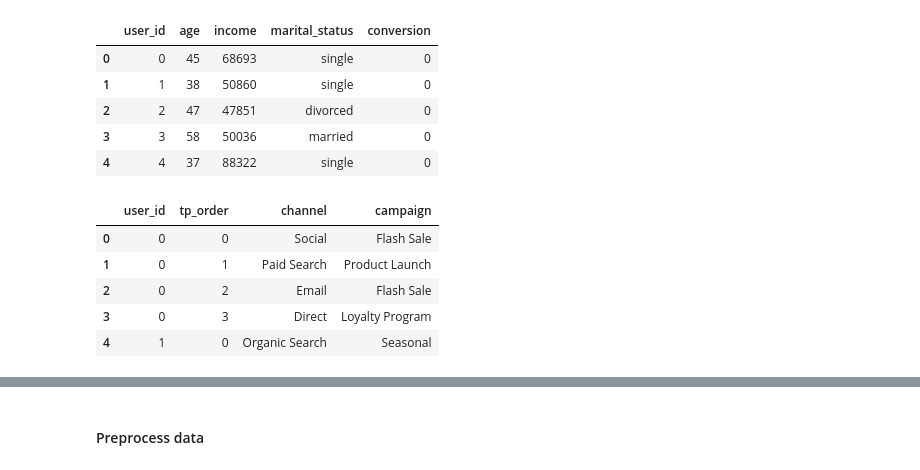
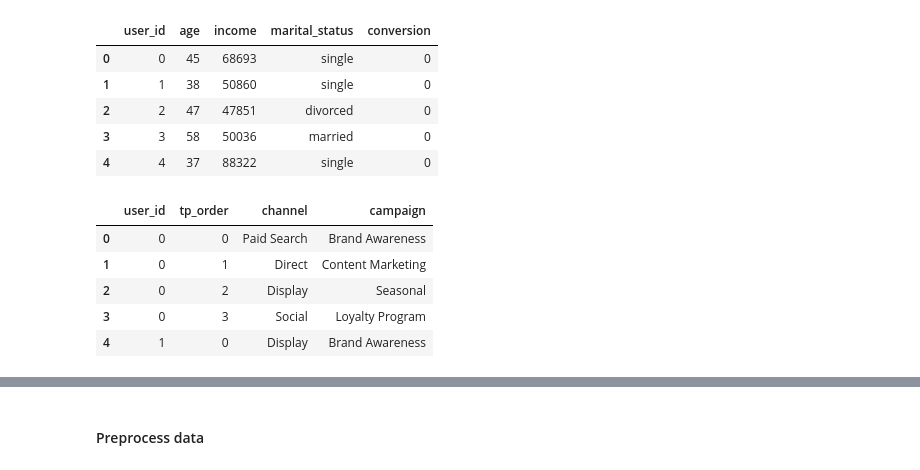
Before and after one commit to mwheeler235/multi-touch-lstm-beam-model, a Jupyter notebook: channel_path_beam_search.ipynb, the cells around one changed output, grey strips where cells are left out. Cells and saved outputs as stored; diff of their text form; code cells hidden in the pictures.

Commit message:
synthetic data biasing, retraining, README updates

```diff
--- a/channel_path_beam_search.ipynb
+++ b/channel_path_beam_search.ipynb
@@ -28,11 +28,12 @@ def generate_customer_features(n):
     a, b = (lower - mu) / sigma, (upper - mu) / sigma
     income = truncnorm(a, b, loc=mu, scale=sigma).rvs(n).astype(int)
     marital_status = np.random.choice(['single', 'married', 'divorced'], n, p=[0.5, 0.4, 0.1])
-    # Conversion: correlated with income, age, marital status, target ~8%
-    # logits range ~0 to 1.8; sigmoid(logits - 3.5) gives ~7-8% average conversion rate
-    logits = 0.7 * (income > 65000).astype(int) + 0.5 * (age > 40).astype(int) + 0.6 * (marital_status == 'married').astype(int)
-    logits = logits + np.random.normal(0, 0.5, n)
-    prob = 1 / (1 + np.exp(-logits + 3.5))  # sigmoid(logits - 3.5): shifts to ~8% base rate
+    # Conversion: weakly correlated with features to produce a harder task (~20% conversion rate)
+    # Reduced coefficients (0.4, 0.3, 0.3) + high noise (sigma=1.5) make the signal noisy
+    # and harder to learn, targeting ~70% model accuracy
+    logits = 0.4 * (income > 65000).astype(int) + 0.3 * (age > 40).astype(int) + 0.3 * (marital_status == 'married').astype(int)
+    logits = logits + np.random.normal(0, 1.5, n)  # High noise relative to signal
+    prob = 1 / (1 + np.exp(-logits + 2.0))  # sigmoid(logits - 2.0): shifts to ~20% base rate
     conversion = np.random.binomial(1, prob)
     return pd.DataFrame({
         'user_id': np.arange(n),
@@ -70,33 +125,34 @@ def generate_touchpoints(n, max_tp, channels, channel_campaign_map):
 # %%
 # Parameters
 data_size = 10000
 max_touchpoints = 8
 channels = ['Email', 'Paid Search', 'Organic Search', 'Social', 'Display', 'Direct']
 campaigns = [
     'Brand Awareness', 'Holiday Promo', 'Retargeting', 'Product Launch', 'Abandoned Cart',
     'Loyalty Program', 'Referral', 'Flash Sale', 'Seasonal', 'Content Marketing'
  ]
 
 customers = generate_customer_features(data_size)
-touchpoints = generate_touchpoints(data_size, max_touchpoints, channels, channel_campaign_map)
+# Pass customers so touchpoint sequences are correlated with conversion
+touchpoints = generate_touchpoints(data_size, max_touchpoints, channels, channel_campaign_map, customers)
 num_channels = len(channels)
 num_campaigns = len(campaigns)
 
 display(customers.head())
 display(touchpoints.head())
 # %% [output]
 |  | user_id | age | income | marital_status | conversion |
 | 0 | 0 | 45 | 68693 | single | 0 |
 | 1 | 1 | 38 | 50860 | single | 0 |
 | 2 | 2 | 47 | 47851 | divorced | 0 |
 | 3 | 3 | 58 | 50036 | married | 0 |
 | 4 | 4 | 37 | 88322 | single | 0 |
 |  | user_id | tp_order | channel | campaign |
-| 0 | 0 | 0 | Social | Flash Sale |
-| 1 | 0 | 1 | Paid Search | Product Launch |
-| 2 | 0 | 2 | Email | Flash Sale |
-| 3 | 0 | 3 | Direct | Loyalty Program |
-| 4 | 1 | 0 | Organic Search | Seasonal |
+| 0 | 0 | 0 | Paid Search | Brand Awareness |
+| 1 | 0 | 1 | Direct | Content Marketing |
+| 2 | 0 | 2 | Display | Seasonal |
+| 3 | 0 | 3 | Social | Loyalty Program |
+| 4 | 1 | 0 | Display | Brand Awareness |
 # %%
 # summary by channel/campaign of touchpoint counts
 channel_campaign_counts = touchpoints.groupby(['channel', 'campaign']).size().reset_index(name='touchpoint_count')
```
Also changed, not shown: parts of 8 cells of this notebook, 4 other files.
